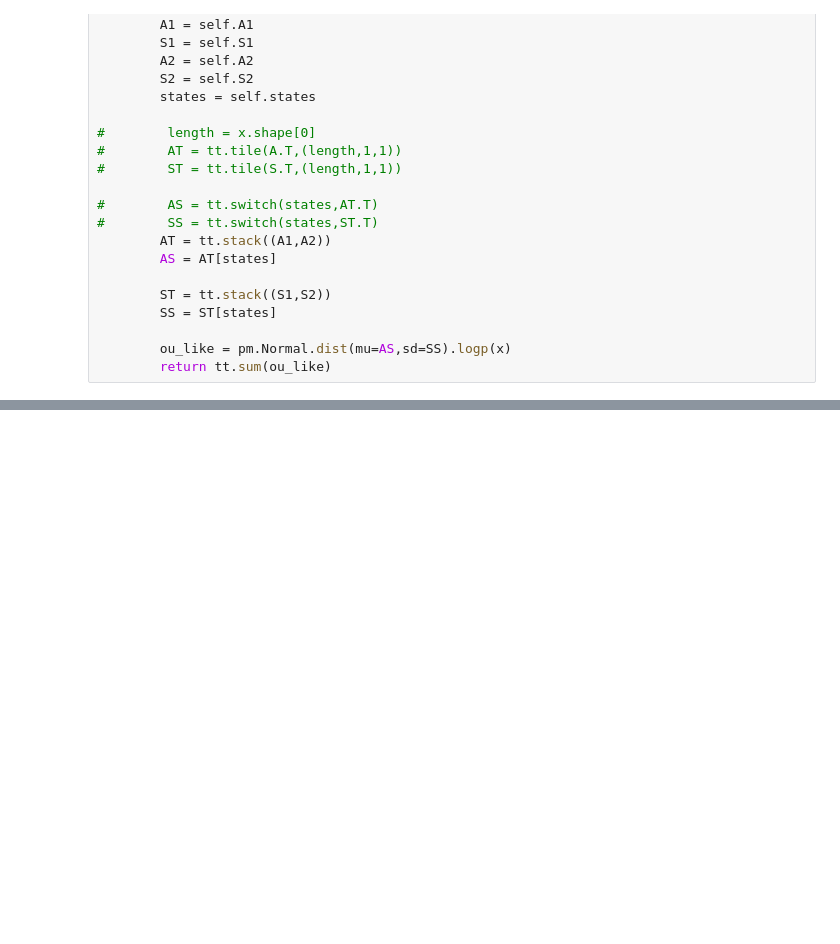
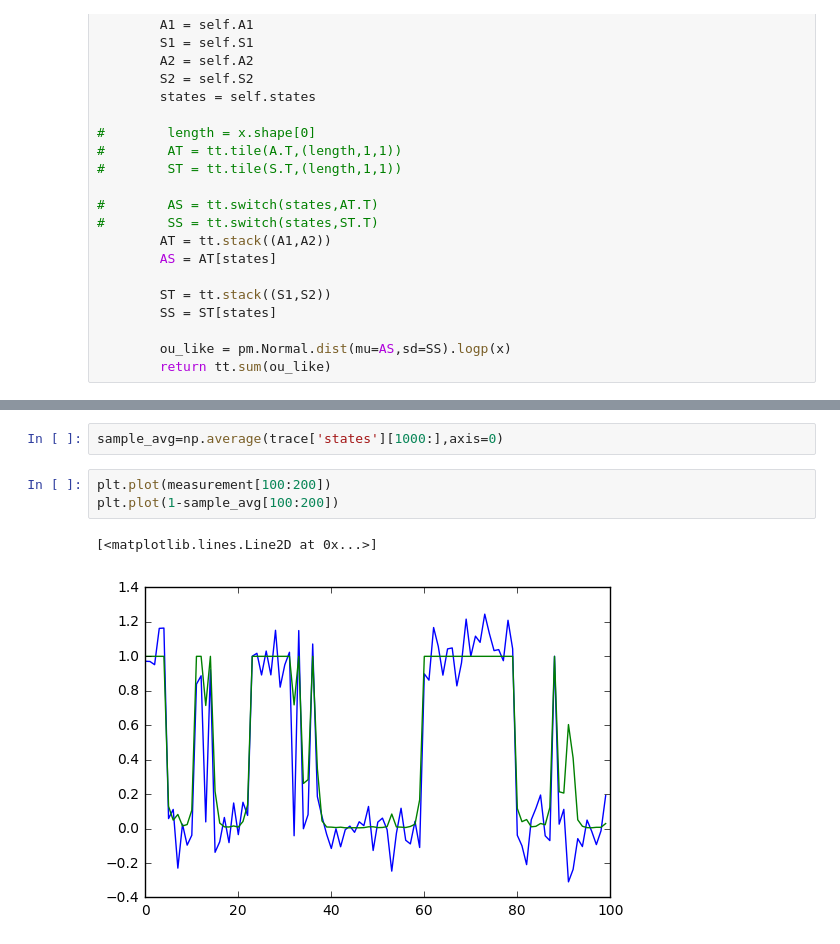
Before and after one commit to hstrey/Hidden-Markov-Models-pymc3, a Jupyter notebook: HMM_2state_Gaussian.ipynb, the cells around one changed output, grey strips where cells are left out. Cells and saved outputs as stored; diff of their text form; blank space fills up the shorter version.

```diff
--- a/HMM_2state_Gaussian.ipynb
+++ b/HMM_2state_Gaussian.ipynb
@@ -213,0 +215,8 @@ array([[<matplotlib.axes._subplots.AxesSubplot object at 0x...>,
+# %%
+sample_avg=np.average(trace['states'][1000:],axis=0)
+# %%
+plt.plot(measurement[100:200])
+plt.plot(1-sample_avg[100:200])
+# %% [output]
+[<matplotlib.lines.Line2D at 0x...>]
+[figure, added]
```
Also changed, not shown: parts of 4 cells of this notebook.
